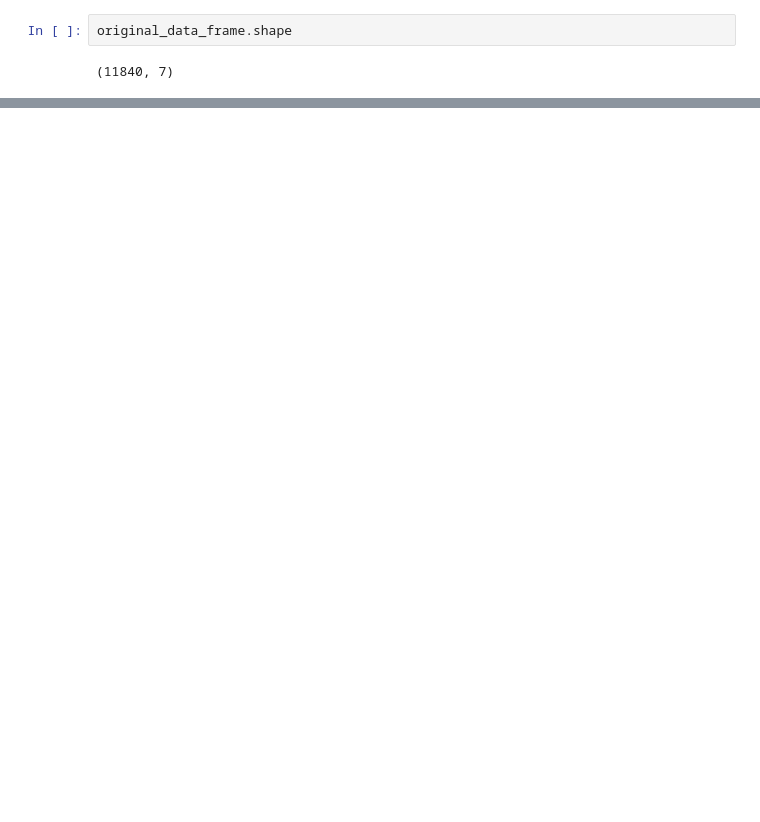
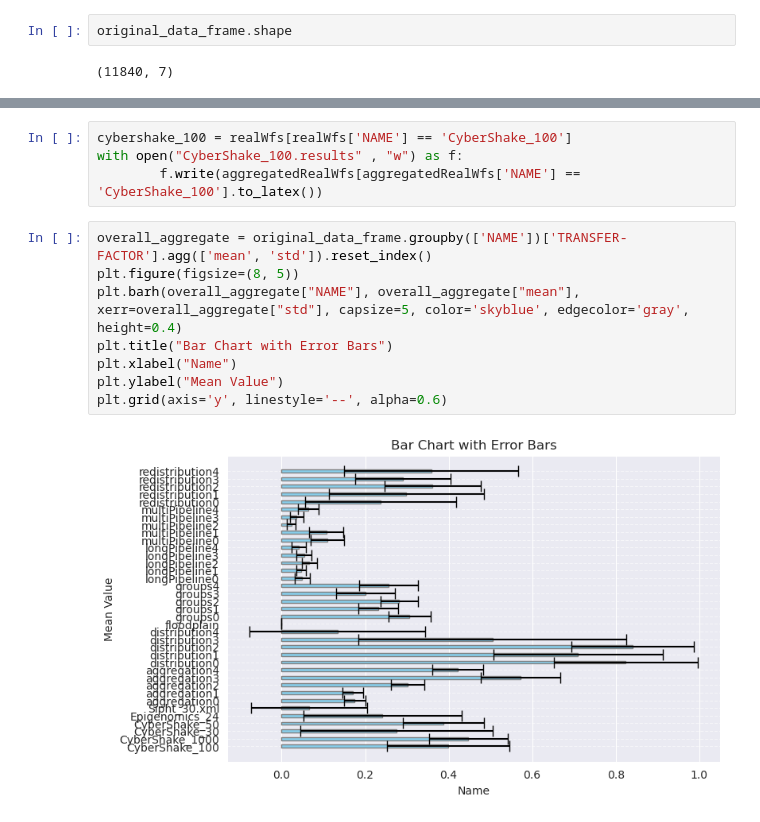
Before and after one commit to Felix-Kummer/master-thesis, a Jupyter notebook: experiments/grid_search_analysis.ipynb, the cells around one changed output, grey strips where cells are left out. Saved outputs shown, nothing was run; the diff lists cells and outputs as text; blank space fills up the shorter version.

```diff
--- a/experiments/grid_search_analysis.ipynb
+++ b/experiments/grid_search_analysis.ipynb
@@ -59,0 +77,14 @@ original_data_frame[(original_data_frame['NAME'] == 'floodplain') & (original_da
+# %%
+cybershake_100 = realWfs[realWfs['NAME'] == 'CyberShake_100']
+with open("CyberShake_100.results" , "w") as f:
+        f.write(aggregatedRealWfs[aggregatedRealWfs['NAME'] == 'CyberShake_100'].to_latex())
+# %%
+overall_aggregate = original_data_frame.groupby(['NAME'])['TRANSFER-FACTOR'].agg(['mean', 'std']).reset_index()
+plt.figure(figsize=(8, 5))
+plt.barh(overall_aggregate["NAME"], overall_aggregate["mean"], xerr=overall_aggregate["std"], capsize=5, color='skyblue', edgecolor='gray', height=0.4)
+plt.title("Bar Chart with Error Bars")
+plt.xlabel("Name")
+plt.ylabel("Mean Value")
+plt.grid(axis='y', linestyle='--', alpha=0.6)
+# %% [output]
+[figure, added]
```
Also changed, not shown: parts of 9 cells of this notebook, 1 other file.
